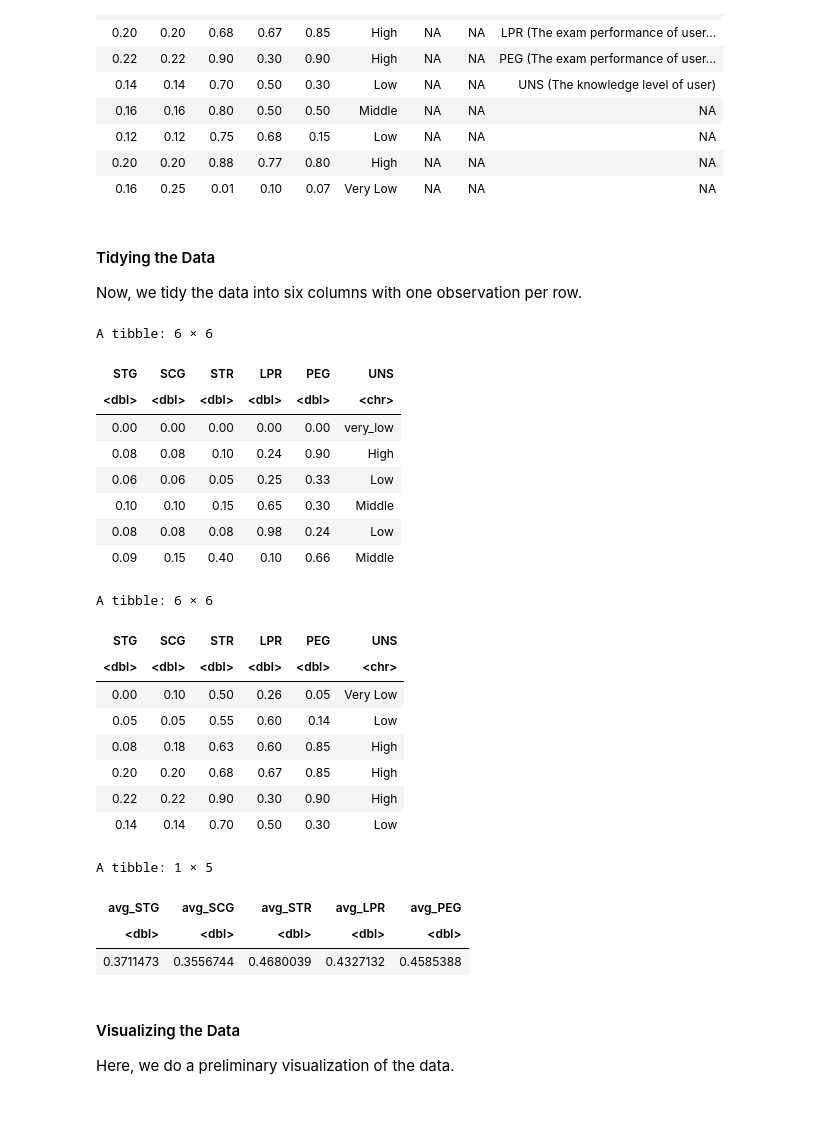
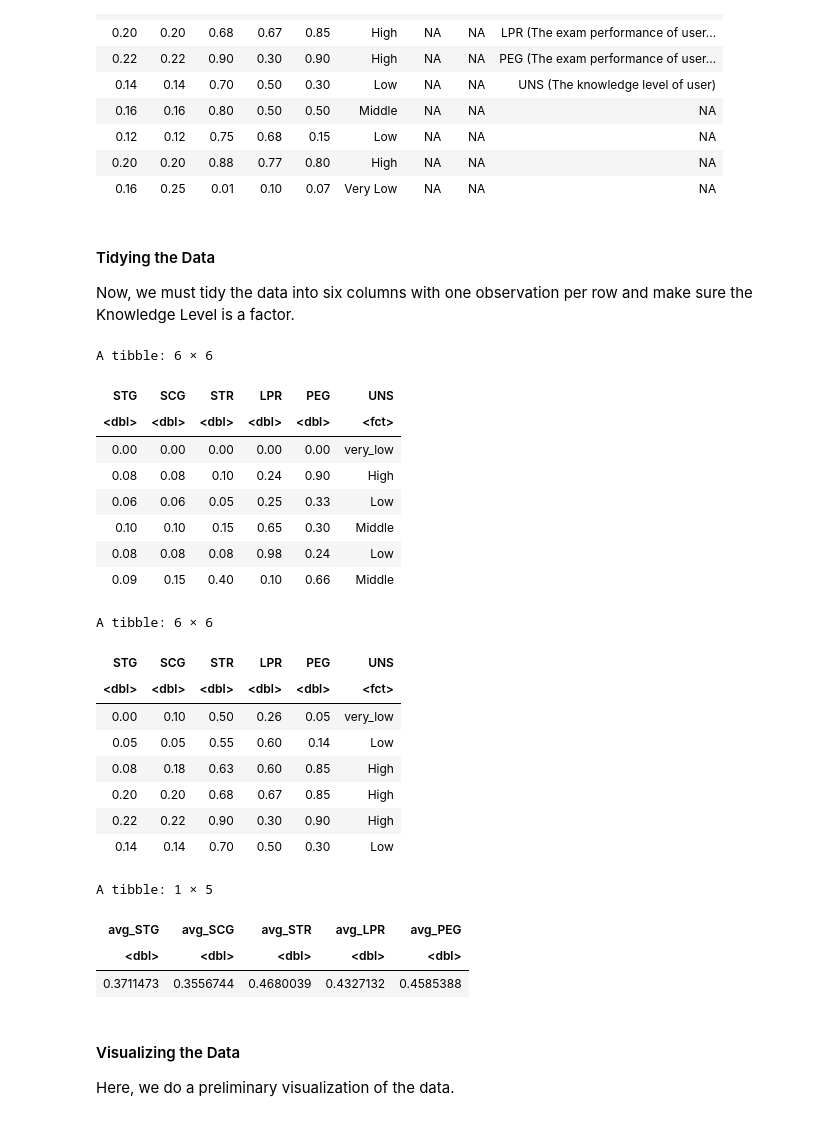
Before and after one commit to mbrown1603/dsci_100_project, a Jupyter notebook: UserKnowledgeProject-Copy1.ipynb, the cells around one changed output. Cells and saved outputs as stored; diff of their text form; code cells hidden in the pictures.

```diff
--- a/UserKnowledgeProject-Copy1.ipynb
+++ b/UserKnowledgeProject-Copy1.ipynb
@@ -91,35 +77,39 @@ A tibble: 10 × 9
 | 0.16 | 0.25 | 0.01 | 0.10 | 0.07 | Very Low | NA | NA | NA |
 # %% [markdown]
 #### Tidying the Data
-Now, we tidy the data into six columns with one observation per row.
+Now, we must tidy the data into six columns with one observation per row and make sure the Knowledge Level is a factor.
 # %%
+set.seed(2020)
 training_tidy <- training_data %>%
-                    select(STG, SCG, STR, LPR, PEG, UNS)
+                    select(STG, SCG, STR, LPR, PEG, UNS) %>%
+                    mutate(UNS = as_factor(UNS))
 testing_tidy <- testing_data %>%
-                    select(STG, SCG, STR, LPR, PEG, UNS)
+                    select(STG, SCG, STR, LPR, PEG, UNS) %>%
+                    mutate(UNS = recode_factor(UNS, "Very Low" = "very_low", "Low" = "Low", "High" = "High", "Middle" = "Middle"))%>%
+                    mutate(UNS = as_factor(UNS))
 training_summary <- training_tidy %>%
                         summarise(avg_STG = mean(STG),
                                   avg_SCG = mean(SCG),
                                   avg_STR = mean(STR),
                                   avg_LPR = mean(LPR),
                                   avg_PEG = mean(PEG))
 head(training_tidy)
 head(testing_tidy)
 training_summary
 # %% [output]
 A tibble: 6 × 6
 | STG | SCG | STR | LPR | PEG | UNS |
-| <dbl> | <dbl> | <dbl> | <dbl> | <dbl> | <chr> |
+| <dbl> | <dbl> | <dbl> | <dbl> | <dbl> | <fct> |
 | 0.00 | 0.00 | 0.00 | 0.00 | 0.00 | very_low |
 | 0.08 | 0.08 | 0.10 | 0.24 | 0.90 | High |
 | 0.06 | 0.06 | 0.05 | 0.25 | 0.33 | Low |
 | 0.10 | 0.10 | 0.15 | 0.65 | 0.30 | Middle |
 | 0.08 | 0.08 | 0.08 | 0.98 | 0.24 | Low |
 | 0.09 | 0.15 | 0.40 | 0.10 | 0.66 | Middle |
 A tibble: 6 × 6
 | STG | SCG | STR | LPR | PEG | UNS |
-| <dbl> | <dbl> | <dbl> | <dbl> | <dbl> | <chr> |
-| 0.00 | 0.10 | 0.50 | 0.26 | 0.05 | Very Low |
+| <dbl> | <dbl> | <dbl> | <dbl> | <dbl> | <fct> |
+| 0.00 | 0.10 | 0.50 | 0.26 | 0.05 | very_low |
 | 0.05 | 0.05 | 0.55 | 0.60 | 0.14 | Low |
 | 0.08 | 0.18 | 0.63 | 0.60 | 0.85 | High |
 | 0.20 | 0.20 | 0.68 | 0.67 | 0.85 | High |
```
Also changed, not shown: parts of 15 cells of this notebook.
